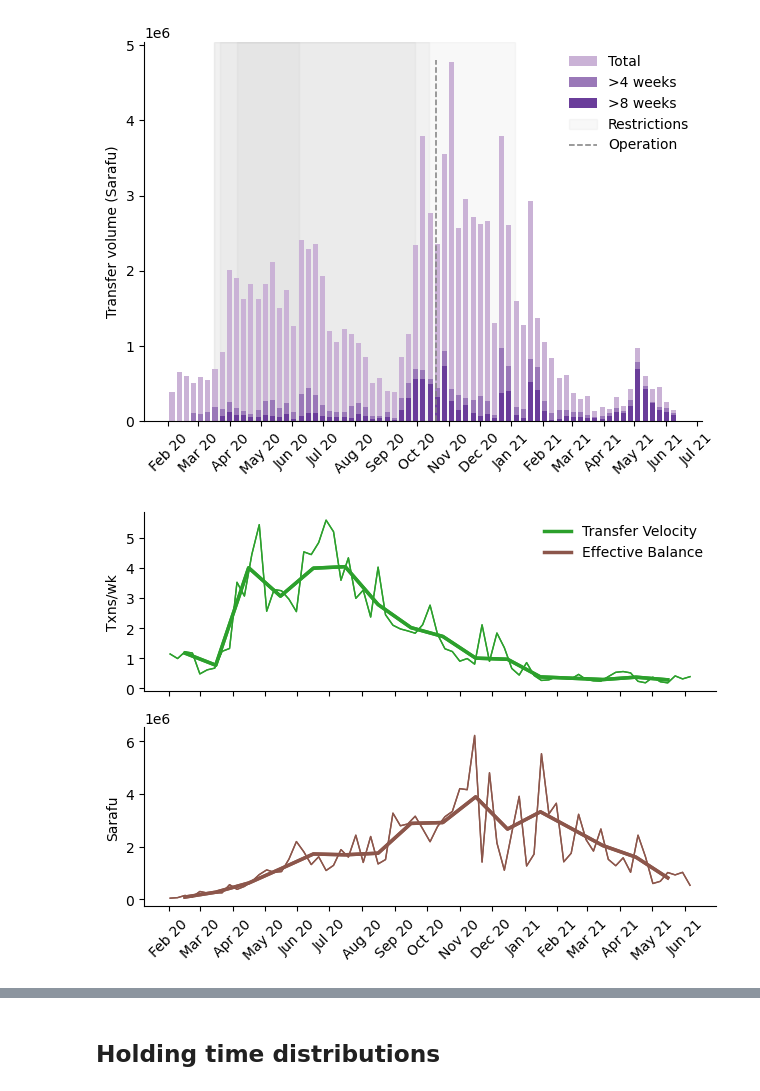
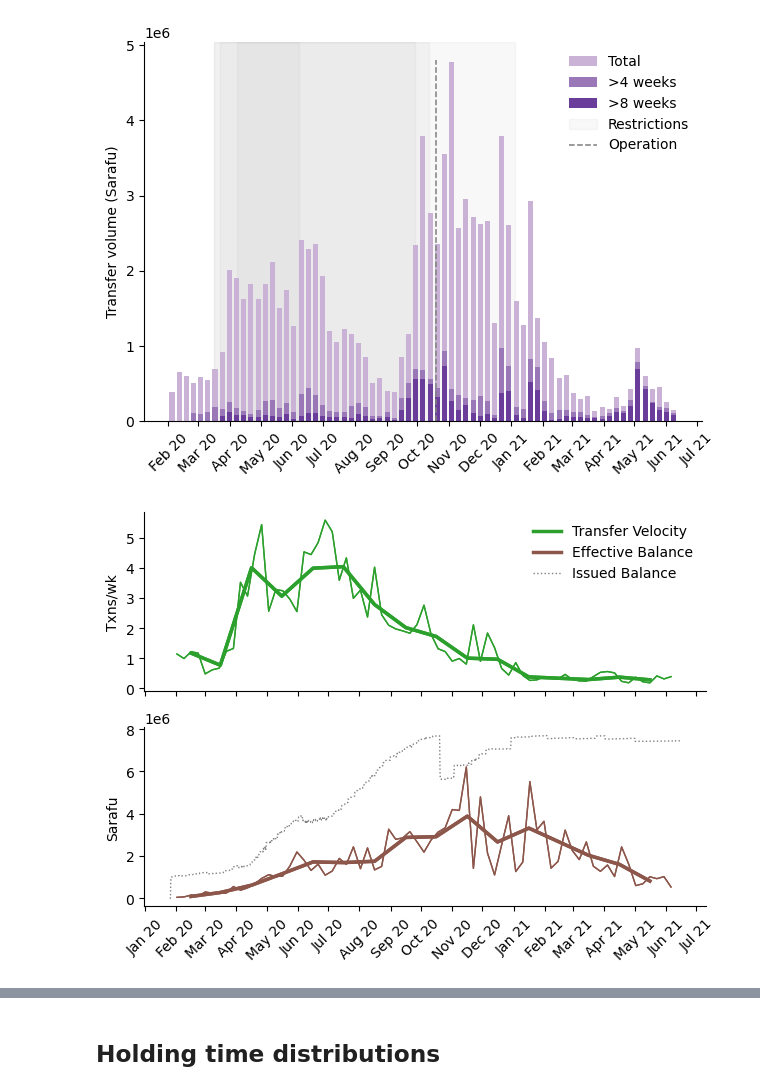
Before and after one commit to carolinamattsson/transfer-velocity-of-money, a Jupyter notebook: velocity.ipynb, the cells around one changed output, grey strips where cells are left out. Drawn from its saved outputs; the diff is of its cells as text; code cells hidden in the pictures.

```diff
--- a/velocity.ipynb
+++ b/velocity.ipynb
@@ -177,3 +185,27 @@ for attr in ['area_name','area_type','business_type']:
+# %%
+# Transfers among users but between geographic areas -- so we can group by area (or area_type) and still use just the cumulative sum
+trfs = trfs[~trfs["source"].isin(system_accts) & ~trfs["target"].isin(system_accts)]
+curr_up_area = trfs[trfs["source"].map(mapping["area_name"])!=trfs["target"].map(mapping["area_name"])].copy()
+curr_dn_area = trfs[trfs["source"].map(mapping["area_name"])!=trfs["target"].map(mapping["area_name"])].copy()
+
+# Flip the sign of one of them
+curr_dn_area["weight"] = -1*curr_dn_area["weight"]
+
+# For the other direction, the relevant attribute is that of the RECIPIENT
+for attr in ['area_name','area_type','business_type']:
+    curr_up_area[attr] = curr_up_area['target'].map(mapping[attr])
+
+# Transfers among users but between business types -- so we can group by business and still use just the cumulative sum
+# We don't do this, but you can if you want. Just know it would involve duplicating almost every transaction.
+#trfs = trfs[~trfs["source"].isin(system_accts) & ~trfs["target"].isin(system_accts)]
+#curr_up_bus = trfs[trfs["source"].map(mapping["business_type"])!=trfs["target"].map(mapping["business_type"])].copy()
+#curr_dn_bus = trfs[trfs["source"].map(mapping["business_type"])!=trfs["target"].map(mapping["business_type"])].copy()
+#curr_dn_bus["weight"] = -1*curr_dn_bus["weight"]
+#for attr in ['area_name','area_type','business_type']:
+#    curr_up_bus[attr] = curr_up_bus['target'].map(mapping[attr])
+# %%
+# Combine the dataframes
+txns_bal = pd.concat([curr_up_adm,curr_dn_adm,curr_up_sys,curr_dn_sys,curr_up_area,curr_dn_area],ignore_index=True) #,curr_up_bus,curr_dn_bus
 # %%
 # Get the cumulative balance
 hourly["change"] = txns_bal[["Hour","weight"]].groupby(['Hour']).sum()
@@ -372,8 +406,8 @@ def subgroup_analysis(column, value, suffix, total, weekly, monthly):
     label_F  = 'volume'+suffix
     label_B  = 'balance'+suffix
     label_v  = 'velocity_cnv'+suffix
-    # Add a row to the total dataframe (CANNOT seem to do this with concat!)
-    total = total.append(pd.Series(dtype='float64').rename(value))
+    # Add a row to the total dataframe
+    total = pd.concat([total,pd.Series(dtype='float64').rename(value)])
     total.loc[value,'weeks'] = total.loc['all','weeks']
     total.loc[value,'hours'] = total.loc['all','hours']
     # Tabulate the transaction volume
@@ -440,7 +474,7 @@ for area in users['area_name'].unique():
 ## Tables & Plots
 # %%
 # Set the figure directory
-figsdir = os.path.join(projdir,'figures')
+figsdir = os.path.join(os.getcwd(),'figures')
 os.makedirs(figsdir, exist_ok=True)
 # %%
 # Table 1
@@ -752,34 +784,42 @@ sns.lineplot(data=monthly_plot,
             color=sns.color_palette()[5],
             label="Effective Balance",
             ax=ax2)
+sns.lineplot(data=hourly,
+            x="hour",
+            y="balance: Nairobi",
+            linewidth=1.0,
+            linestyle="dotted",
+            color="grey",
+            label="Issued Balance",
+            ax=ax2)
 # Legend
 # ask matplotlib for the plotted objects and their labels
 lines, labels = ax.get_legend_handles_labels()
 lines2, labels2 = ax2.get_legend_handles_labels()
 ax2.legend([], [], loc=0, frameon=False)
 ax.legend(lines + lines2, labels + labels2, loc=0, frameon=False)
 # Axes
 ax.set_ylabel("Txns/wk")
 ax2.set_ylabel("Sarafu")
 locator = mdates.MonthLocator()  # every month
 # Specify the format - %b gives us Jan, Feb...
 fmt = mdates.DateFormatter('%b %y')
 X = plt.gca().xaxis
 X.set_major_locator(locator)
 # Specify formatter
 X.set_major_formatter(fmt)
 ax2.tick_params(axis='x', labelrotation=45)
 ax2.set_xlabel(None)
 # Hide the right and top spines
 ax.spines['right'].set_visible(False)
 ax.spines['top'].set_visible(False)
 ax2.spines['right'].set_visible(False)
 ax2.spines['top'].set_visible(False)
 plt.tight_layout()
 plt.savefig(filepath)
 plt.show()
 # %% [output]
-[figure, old version]
+[figure, new version]
 # %%
 # inverse estimation: velocity & effective balance
 filepath = os.path.join(figsdir,"velocity_inv_KK.pdf")
```
Also changed, not shown: parts of 32 cells of this notebook, 39 other files.
